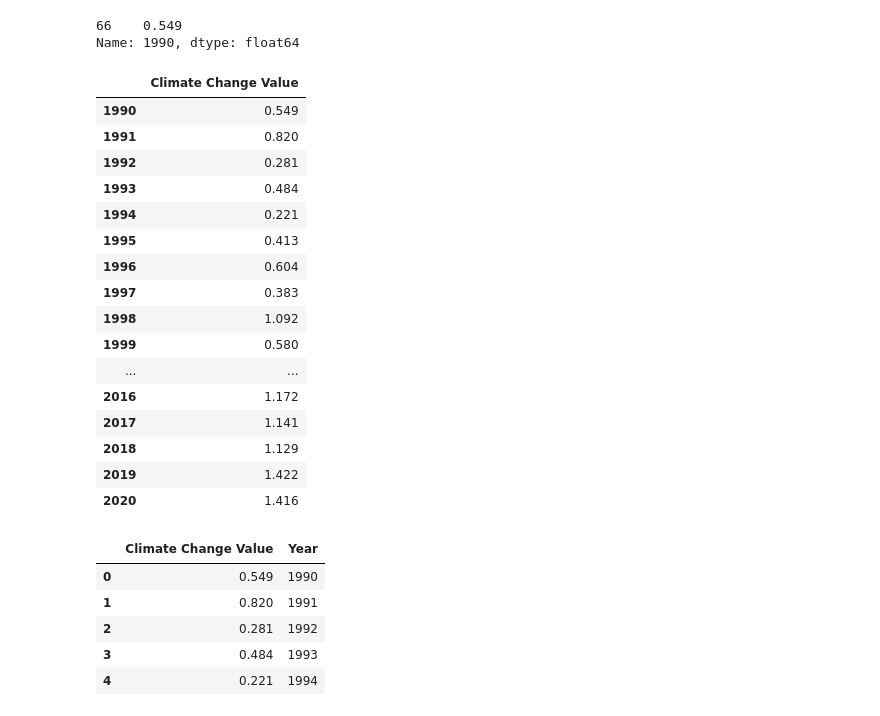
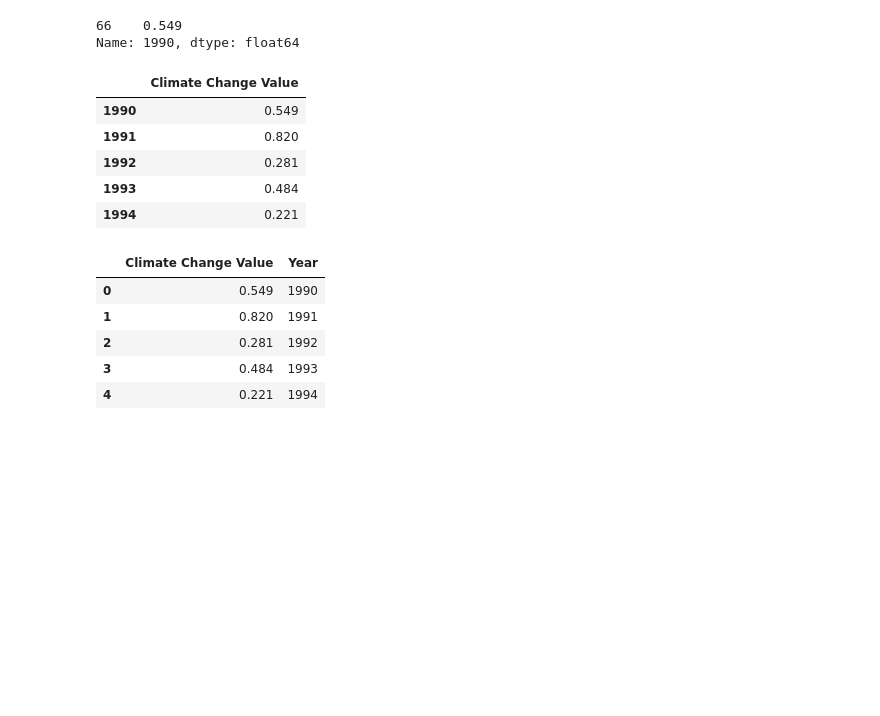
Before and after one commit to B-osborne1/project-one, a Jupyter notebook: project_main_script.ipynb, the cells around one changed output. Cells and saved outputs as stored; diff of their text form; code cells hidden in the pictures; blank space fills up the shorter version.

```diff
--- a/project_main_script.ipynb
+++ b/project_main_script.ipynb
@@ -212,7 +317,10 @@ climate_change_1990 = climate_change.rename(columns= {"Y1990":"1990",
                                                        "Y2017":"2017",
                                                        "Y2018":"2018",
                                                        "Y2019":"2019",
-                                                       "Y2020":"2020",})
+                                                       "Y2020":"2020",
+                                                       #"Y2021":"2021",
+                                                       #"Y2022":"2022",
+                                                       })
 climate_change_1990["1990"]
 # %% [output]
 66    0.549
@@ -220,33 +328,23 @@ Name: 1990, dtype: float64
 # %%
 climate_change_new_2017 = climate_change_2017[["2017-18","2018-19","2019-20","2020-21", "2021-22","2022-23", "2023-24"]]
 climate_change_new_2017 = climate_change_new_2017.T
 climate_change_new_2017 = climate_change_new_2017.rename(columns= {66:"Climate Change Value"})
-climate_change_new_2017
+climate_change_new_2017.head()
 
 climate_change_new_1990 = climate_change_1990[["1990","1991","1992","1993","1994","1995","1996","1997","1998","1999","2000",
                                                "2001", "2002", "2003", "2004", "2005", "2006", "2007", "2008", "2009", "2010",
-                                               "2011", "2012", "2013", "2014", "2015", "2016", "2017", "2018", "2019", "2020"]]
+                                               "2011", "2012", "2013", "2014", "2015", "2016", "2017", "2018", "2019", "2020"]] #"2021","2022"]]
 climate_change_new_1990 = climate_change_new_1990.T
 climate_change_new_1990 = climate_change_new_1990.rename(columns= {66:"Climate Change Value"})
-climate_change_new_1990
+
+climate_change_new_1990.head()
 # %% [output]
 |  | Climate Change Value |
 | 1990 | 0.549 |
 | 1991 | 0.820 |
 | 1992 | 0.281 |
 | 1993 | 0.484 |
 | 1994 | 0.221 |
-| 1995 | 0.413 |
-| 1996 | 0.604 |
-| 1997 | 0.383 |
-| 1998 | 1.092 |
-| 1999 | 0.580 |
-| ... | ... |
-| 2016 | 1.172 |
-| 2017 | 1.141 |
-| 2018 | 1.129 |
-| 2019 | 1.422 |
-| 2020 | 1.416 |
 # %%
 climate_change_new_2017["Year"] = climate_change_new_2017.index
 climate_change_new_2017 = climate_change_new_2017.reset_index(drop=True)
```
Also changed, not shown: parts of 24 cells of this notebook.
